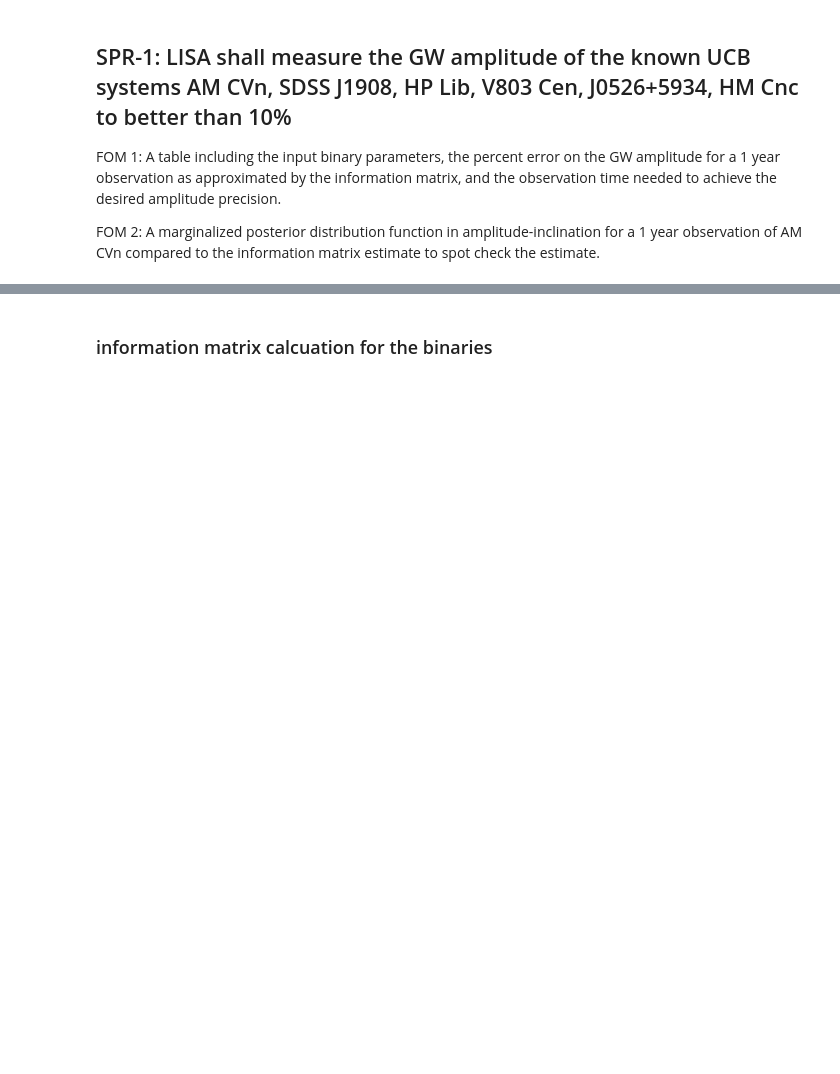
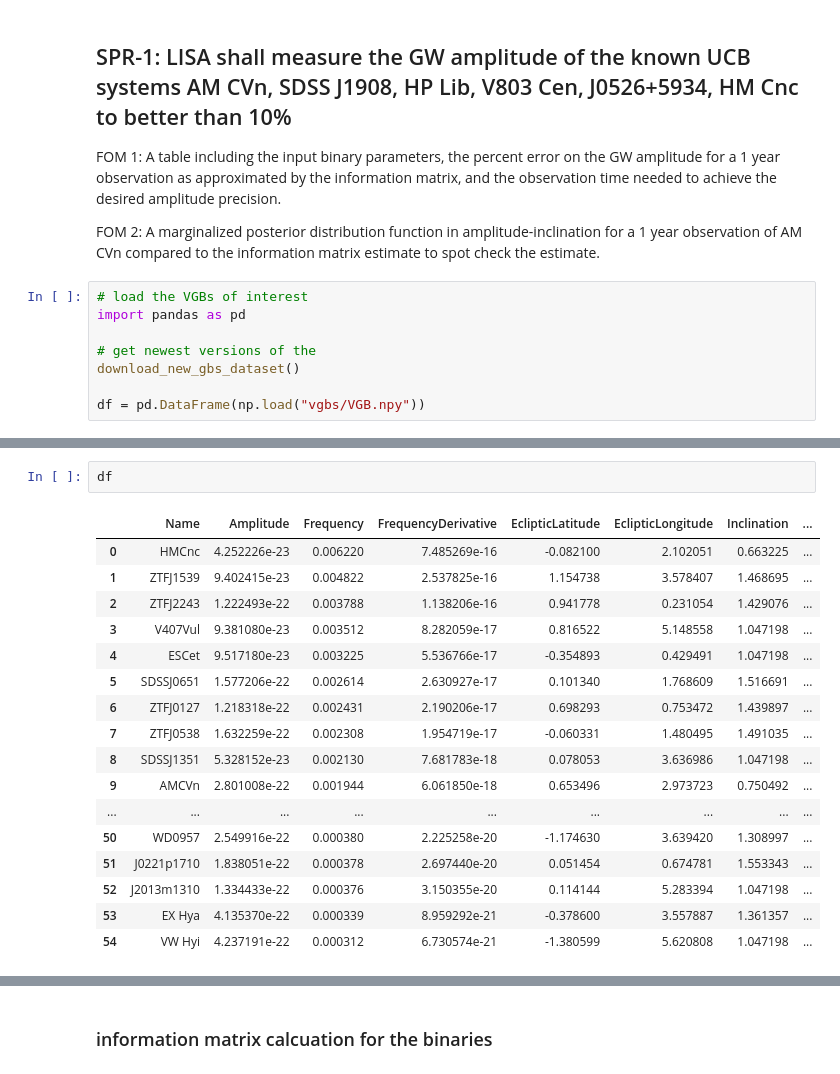
Before and after one commit to rjrosati/LISA-Project-Science-Sandbox, a Jupyter notebook: notebooks/SPR_Verification.ipynb, the cells around one changed output, grey strips where cells are left out. Cells and saved outputs as stored; diff of their text form; blank space fills up the shorter version.

```diff
--- a/notebooks/SPR_Verification.ipynb
+++ b/notebooks/SPR_Verification.ipynb
@@ -77,3 +97,11 @@ calculators["gb"] = GBCalculationController(
 FOM 1: A table including the input binary parameters, the percent error on the GW amplitude for a 1 year observation as approximated by the information matrix, and the observation time needed to achieve the desired amplitude precision.
 
 FOM 2: A marginalized posterior distribution function in amplitude-inclination for a 1 year observation of AM CVn compared to the information matrix estimate to spot check the estimate.
+# %%
+# load the VGBs of interest
+import pandas as pd
+
+# get newest versions of the
+download_new_gbs_dataset()
+
+df = pd.DataFrame(np.load("vgbs/VGB.npy"))
@@ -80 +110,21 @@ FOM 2: A marginalized posterior distribution function in amplitude-inclination f
+# %%
+df
+# %% [output]
+|  | Name | Amplitude | Frequency | FrequencyDerivative | EclipticLatitude | EclipticLongitude | Inclination | ... |
+| 0 | HMCnc | 4.252226e-23 | 0.006220 | 7.485269e-16 | -0.082100 | 2.102051 | 0.663225 | ... |
+| 1 | ZTFJ1539 | 9.402415e-23 | 0.004822 | 2.537825e-16 | 1.154738 | 3.578407 | 1.468695 | ... |
+| 2 | ZTFJ2243 | 1.222493e-22 | 0.003788 | 1.138206e-16 | 0.941778 | 0.231054 | 1.429076 | ... |
+| 3 | V407Vul | 9.381080e-23 | 0.003512 | 8.282059e-17 | 0.816522 | 5.148558 | 1.047198 | ... |
+| 4 | ESCet | 9.517180e-23 | 0.003225 | 5.536766e-17 | -0.354893 | 0.429491 | 1.047198 | ... |
+| 5 | SDSSJ0651 | 1.577206e-22 | 0.002614 | 2.630927e-17 | 0.101340 | 1.768609 | 1.516691 | ... |
+| 6 | ZTFJ0127 | 1.218318e-22 | 0.002431 | 2.190206e-17 | 0.698293 | 0.753472 | 1.439897 | ... |
+| 7 | ZTFJ0538 | 1.632259e-22 | 0.002308 | 1.954719e-17 | -0.060331 | 1.480495 | 1.491035 | ... |
+| 8 | SDSSJ1351 | 5.328152e-23 | 0.002130 | 7.681783e-18 | 0.078053 | 3.636986 | 1.047198 | ... |
+| 9 | AMCVn | 2.801008e-22 | 0.001944 | 6.061850e-18 | 0.653496 | 2.973723 | 0.750492 | ... |
+| ... | ... | ... | ... | ... | ... | ... | ... | ... |
+| 50 | WD0957 | 2.549916e-22 | 0.000380 | 2.225258e-20 | -1.174630 | 3.639420 | 1.308997 | ... |
+| 51 | J0221p1710 | 1.838051e-22 | 0.000378 | 2.697440e-20 | 0.051454 | 0.674781 | 1.553343 | ... |
+| 52 | J2013m1310 | 1.334433e-22 | 0.000376 | 3.150355e-20 | 0.114144 | 5.283394 | 1.047198 | ... |
+| 53 | EX Hya | 4.135370e-22 | 0.000339 | 8.959292e-21 | -0.378600 | 3.557887 | 1.361357 | ... |
+| 54 | VW Hyi | 4.237191e-22 | 0.000312 | 6.730574e-21 | -1.380599 | 5.620808 | 1.047198 | ... |
 # %%
```
Also changed, not shown: parts of 15 cells of this notebook, 6 other files.
